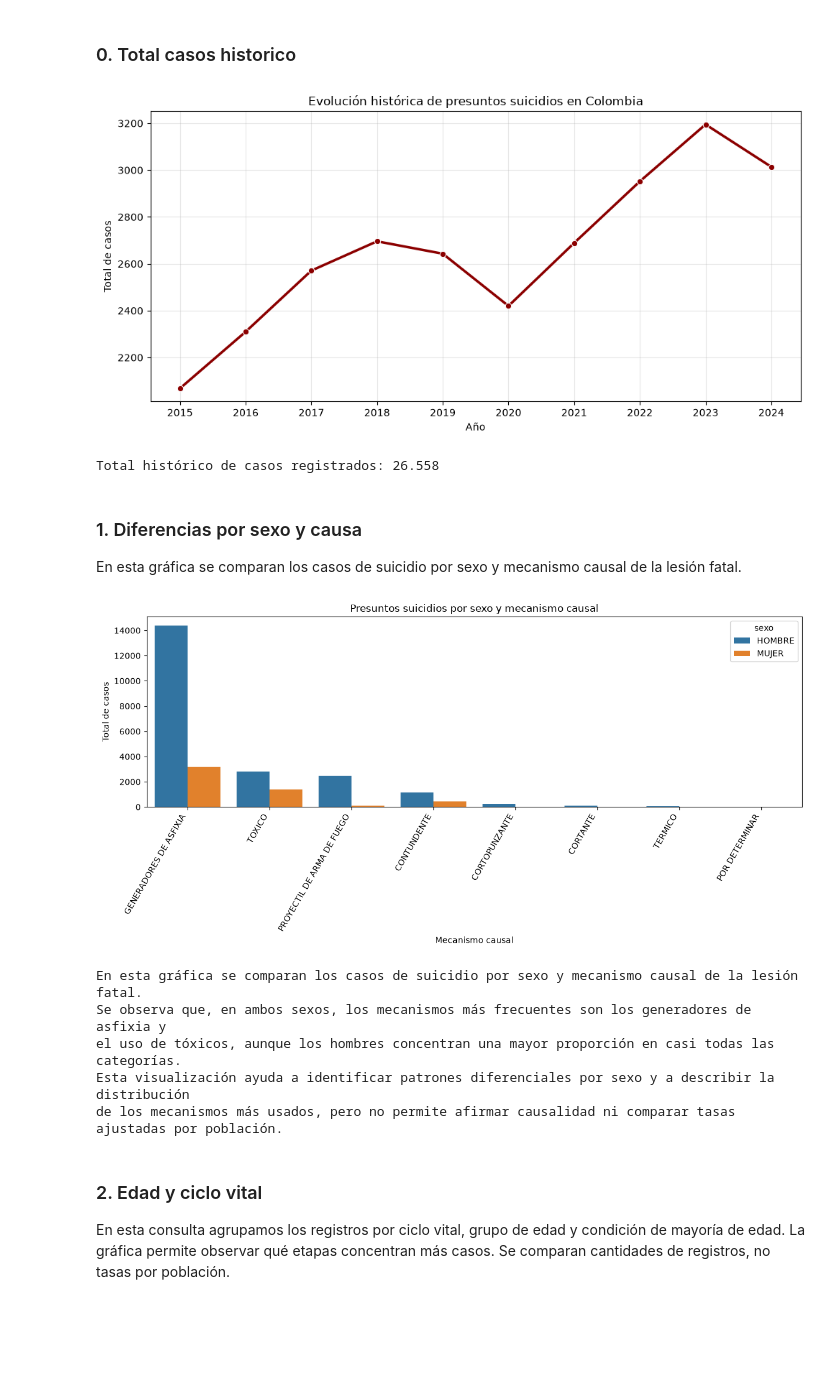
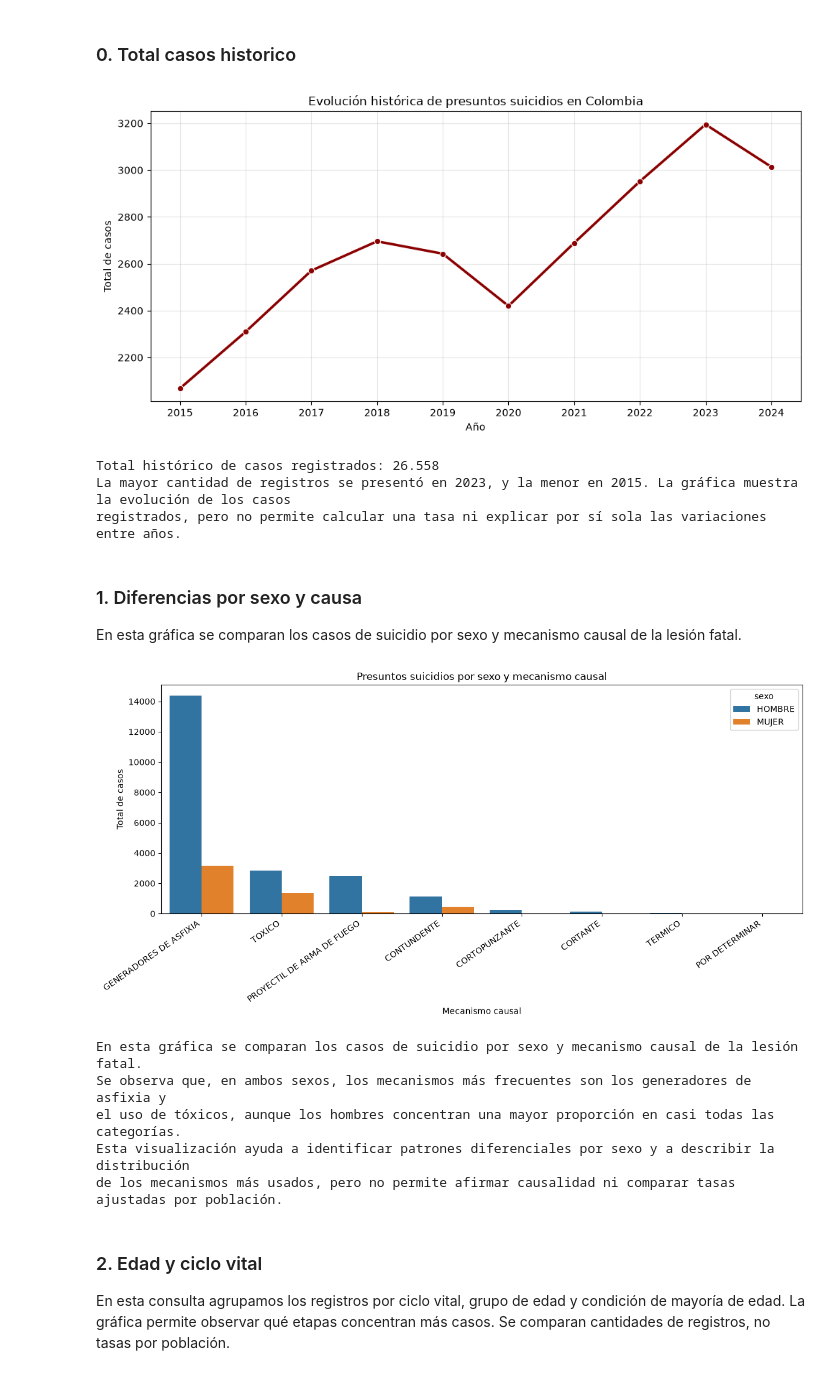
Before and after one commit to JheffreyUrbano/proyecto_etl_ods, a Jupyter notebook: notebooks/02_etl_eda.ipynb, the cells around one changed output. Cells and saved outputs as stored; diff of their text form; code cells hidden in the pictures; blank space fills up the shorter version.

```diff
--- a/notebooks/02_etl_eda.ipynb
+++ b/notebooks/02_etl_eda.ipynb
@@ -58,10 +58,20 @@ plt.grid(True, alpha=0.3)
 plt.tight_layout()
 plt.show()
 
+anio_mayor = df_tendencia.loc[df_tendencia['total_casos'].idxmax(), 'anio']
+anio_menor = df_tendencia.loc[df_tendencia['total_casos'].idxmin(), 'anio']
+
 print(f'Total histórico de casos registrados: {total_casos:,}'.replace(',', '.'))
+print(
+    f'La mayor cantidad de registros se presentó en {anio_mayor}, '
+    f'y la menor en {anio_menor}. La gráfica muestra la evolución de los casos \n'
+    'registrados, pero no permite calcular una tasa ni explicar por sí sola las variaciones entre años.'
+)
 # %% [output]
 [figure]
 Total histórico de casos registrados: 26.558
+La mayor cantidad de registros se presentó en 2023, y la menor en 2015. La gráfica muestra la evolución de los casos
+registrados, pero no permite calcular una tasa ni explicar por sí sola las variaciones entre años.
 # %% [markdown]
 ### 1. Diferencias por sexo y causa
 
@@ -74,35 +84,35 @@ SELECT
     dc.mecanismo_causal,
     SUM(f.cantidad) AS total_casos
 FROM fact_presuntos_suicidios f
 JOIN dim_victima dv ON f.id_victima = dv.id_victima
 JOIN dim_circunstancia dc ON f.id_circunstancia = dc.id_circunstancia
 GROUP BY dv.sexo, dc.mecanismo_causal
 ORDER BY total_casos DESC;
 """
 
 df_sexo_mecanismo = pd.read_sql(query_sexo_mecanismo, engine)
 
 plt.figure(figsize=(12, 6))
 sns.barplot(
     data=df_sexo_mecanismo.head(12),
     x='mecanismo_causal',
     y='total_casos',
     hue='sexo'
 )
 plt.title('Presuntos suicidios por sexo y mecanismo causal')
 plt.xlabel('Mecanismo causal')
 plt.ylabel('Total de casos')
-plt.xticks(rotation=60, ha='right')
+plt.xticks(rotation=35, ha='right')
 plt.tight_layout()
 plt.show()
 
 print("En esta gráfica se comparan los casos de suicidio por sexo y mecanismo causal de la lesión fatal.  \n" \
         "Se observa que, en ambos sexos, los mecanismos más frecuentes son los generadores de asfixia y \n" \
         "el uso de tóxicos, aunque los hombres concentran una mayor proporción en casi todas las categorías. \n" \
         "Esta visualización ayuda a identificar patrones diferenciales por sexo y a describir la distribución \n" \
         "de los mecanismos más usados, pero no permite afirmar causalidad ni comparar tasas ajustadas por población.")
 # %% [output]
-[figure, old version]
+[figure, new version]
 En esta gráfica se comparan los casos de suicidio por sexo y mecanismo causal de la lesión fatal.
 Se observa que, en ambos sexos, los mecanismos más frecuentes son los generadores de asfixia y
 el uso de tóxicos, aunque los hombres concentran una mayor proporción en casi todas las categorías.
```
Also changed, not shown: parts of 5 cells of this notebook, 1 other file.
